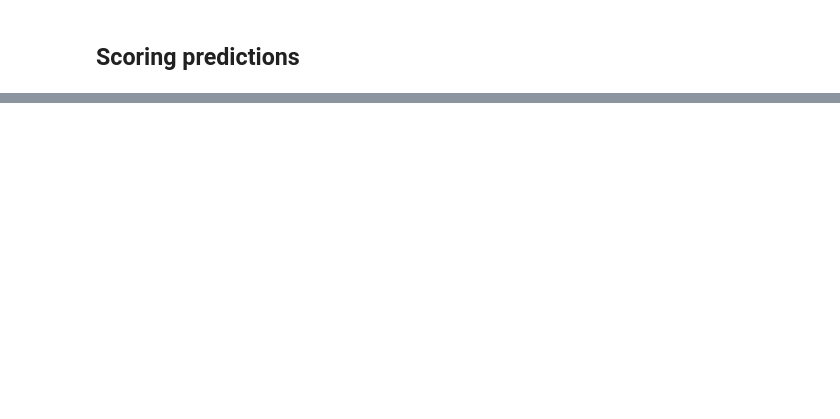
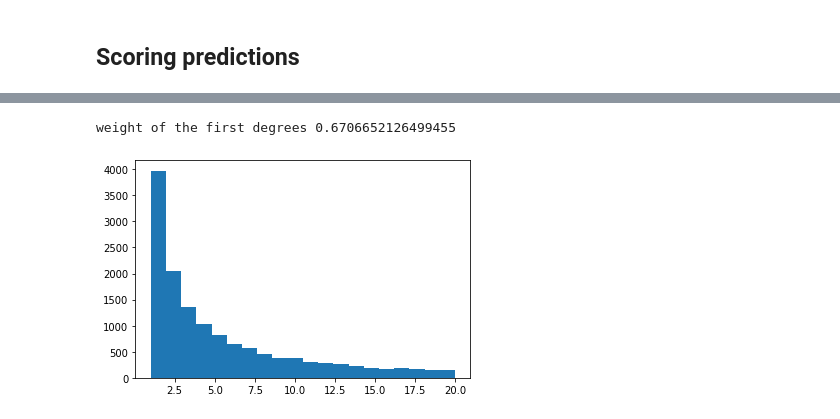
Before and after one commit to TiphaineV/gpeg, a Jupyter notebook: notebook.ipynb, the cells around one changed output, grey strips where cells are left out. Cells and saved outputs as stored; diff of their text form; code cells hidden in the pictures; blank space fills up the shorter version.

```diff
--- a/notebook.ipynb
+++ b/notebook.ipynb
@@ -224,0 +246,7 @@ peak memory: 8721.69 MiB, increment: 0.06 MiB
+# %%
+count = plt.hist(degreeDist, bins = 20, range=(1,20), log= False)[0]
+
+print('weight of the first degrees', np.sum(count[[0,1,2,3,4]]) /np.sum(count))
+# %% [output]
+weight of the first degrees 0.6706652126499455
+[figure, added]
```
Also changed, not shown: parts of 28 cells of this notebook.
